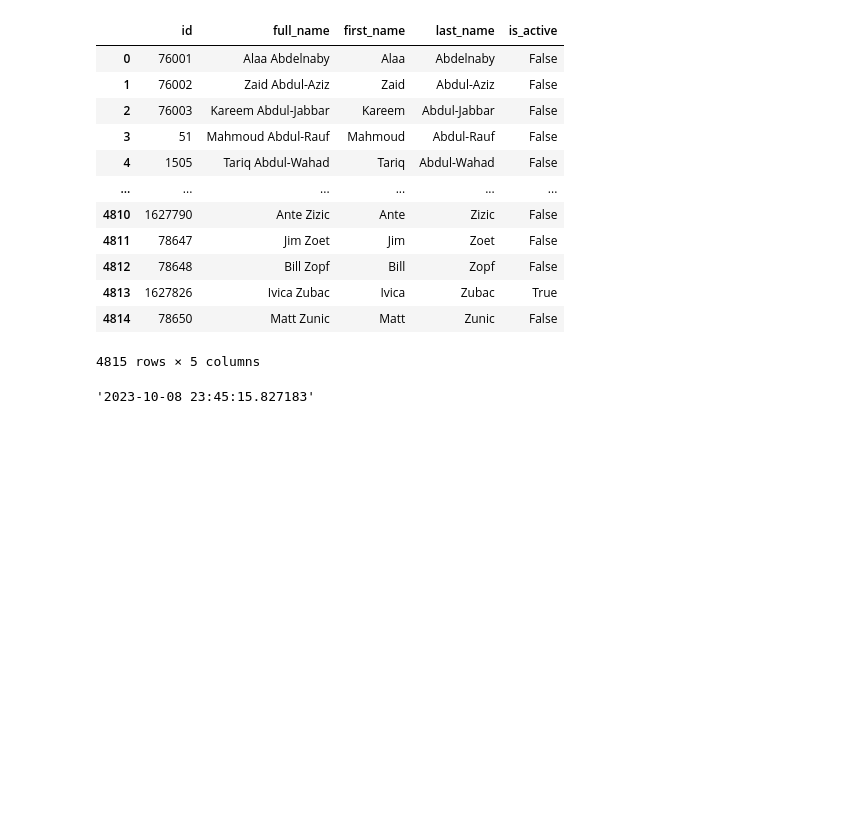
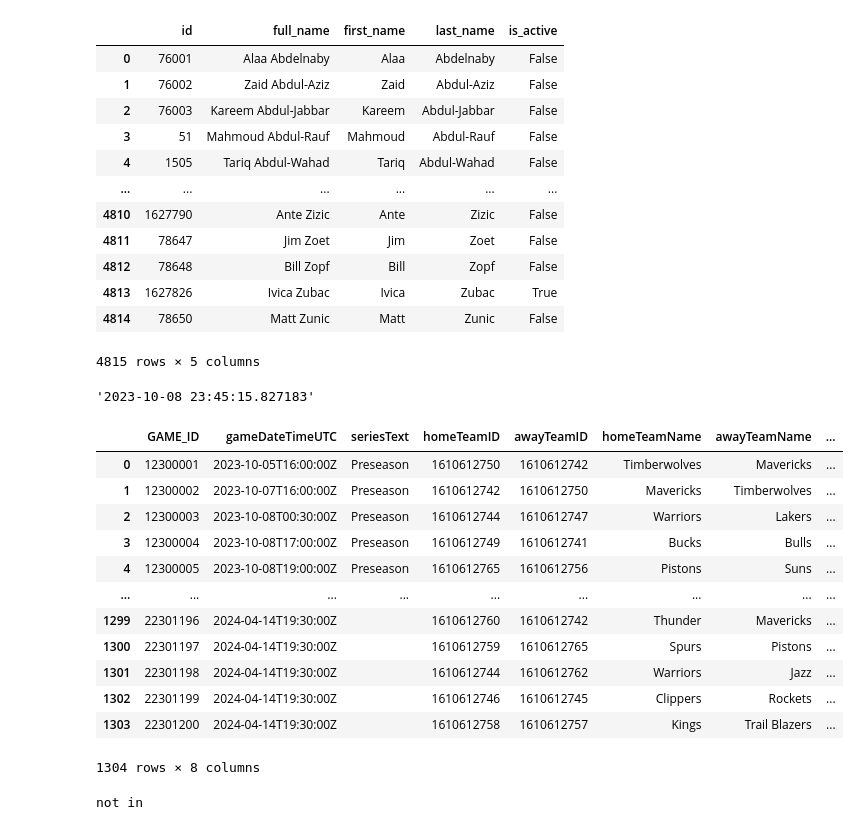
Before and after one commit to TheResearchLab/Practice, a Jupyter notebook: Streamlit-Basketball-App/data_ingest.ipynb, the cells around one changed output. Drawn from its saved outputs; the diff is of its cells as text; code cells hidden in the pictures; blank space fills up the shorter version.

Commit message:
feat: add game_stats update script and start util script for common functions

```diff
--- a/Streamlit-Basketball-App/data_ingest.ipynb
+++ b/Streamlit-Basketball-App/data_ingest.ipynb
@@ -505,3 +497,39 @@ import datetime
 datetime.datetime.utcnow().strftime("%Y-%m-%d %H:%M:%S.%f")
 # %% [output]
 '2023-10-08 23:45:15.827183'
+# %%
+import datetime
+
+sql_query = f"""SELECT cast(gameId as signed) as GAME_ID
+                     ,gameDateTimeUTC
+                     ,seriesText
+                     ,homeTeamID
+                     ,awayTeamID
+                     ,homeTeamName
+                     ,awayTeamName
+                     ,postponedStatus
+                FROM
+                    stg_nba_schedule  """
+
+# Execute the SQL query and return the result as a DataFrame
+df = pd.read_sql_query(sql_query, engine)
+df
+# %% [output]
+|  | GAME_ID | gameDateTimeUTC | seriesText | homeTeamID | awayTeamID | homeTeamName | awayTeamName | ... |
+| 0 | 12300001 | 2023-10-05T16:00:00Z | Preseason | 1610612750 | 1610612742 | Timberwolves | Mavericks | ... |
+| 1 | 12300002 | 2023-10-07T16:00:00Z | Preseason | 1610612742 | 1610612750 | Mavericks | Timberwolves | ... |
+| 2 | 12300003 | 2023-10-08T00:30:00Z | Preseason | 1610612744 | 1610612747 | Warriors | Lakers | ... |
+| 3 | 12300004 | 2023-10-08T17:00:00Z | Preseason | 1610612749 | 1610612741 | Bucks | Bulls | ... |
+| 4 | 12300005 | 2023-10-08T19:00:00Z | Preseason | 1610612765 | 1610612756 | Pistons | Suns | ... |
+| ... | ... | ... | ... | ... | ... | ... | ... | ... |
+| 1299 | 22301196 | 2024-04-14T19:30:00Z |  | 1610612760 | 1610612742 | Thunder | Mavericks | ... |
+| 1300 | 22301197 | 2024-04-14T19:30:00Z |  | 1610612759 | 1610612765 | Spurs | Pistons | ... |
+| 1301 | 22301198 | 2024-04-14T19:30:00Z |  | 1610612744 | 1610612762 | Warriors | Jazz | ... |
+| 1302 | 22301199 | 2024-04-14T19:30:00Z |  | 1610612746 | 1610612745 | Clippers | Rockets | ... |
+| 1303 | 22301200 | 2024-04-14T19:30:00Z |  | 1610612758 | 1610612757 | Kings | Trail Blazers | ... |
+1304 rows × 8 columns
+# %%
+if [1,2,3] not in [3,4,5]:
+    print('not in')
+# %% [output]
+not in
```
Also changed, not shown: parts of 1 cell of this notebook, 3 other files.
